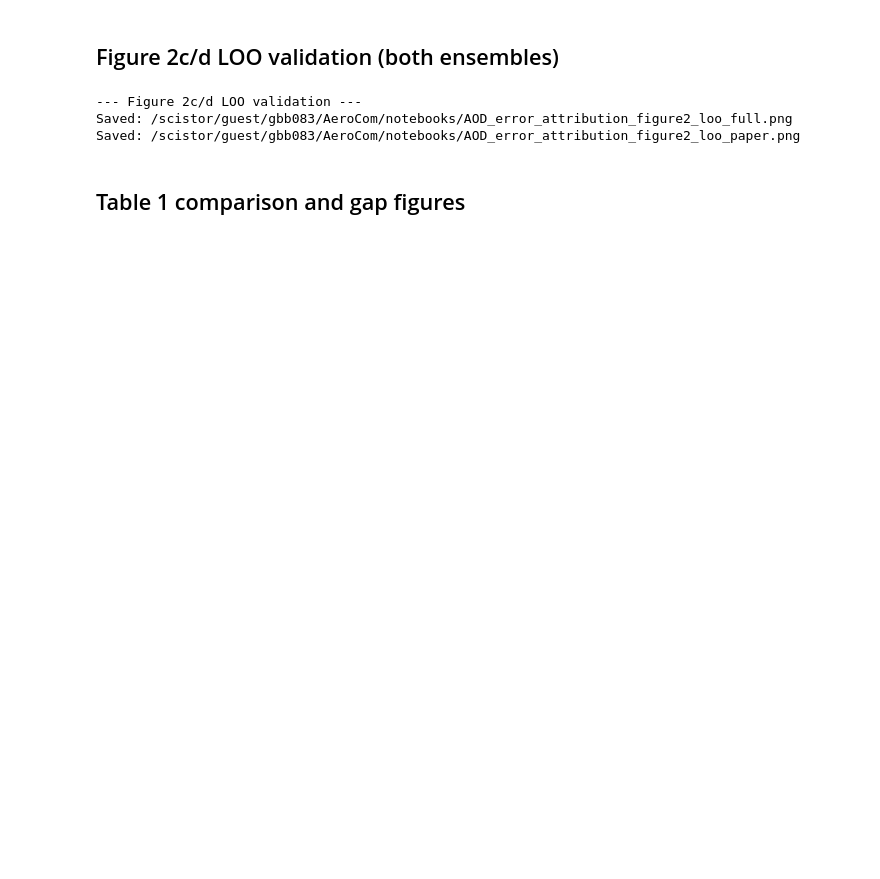
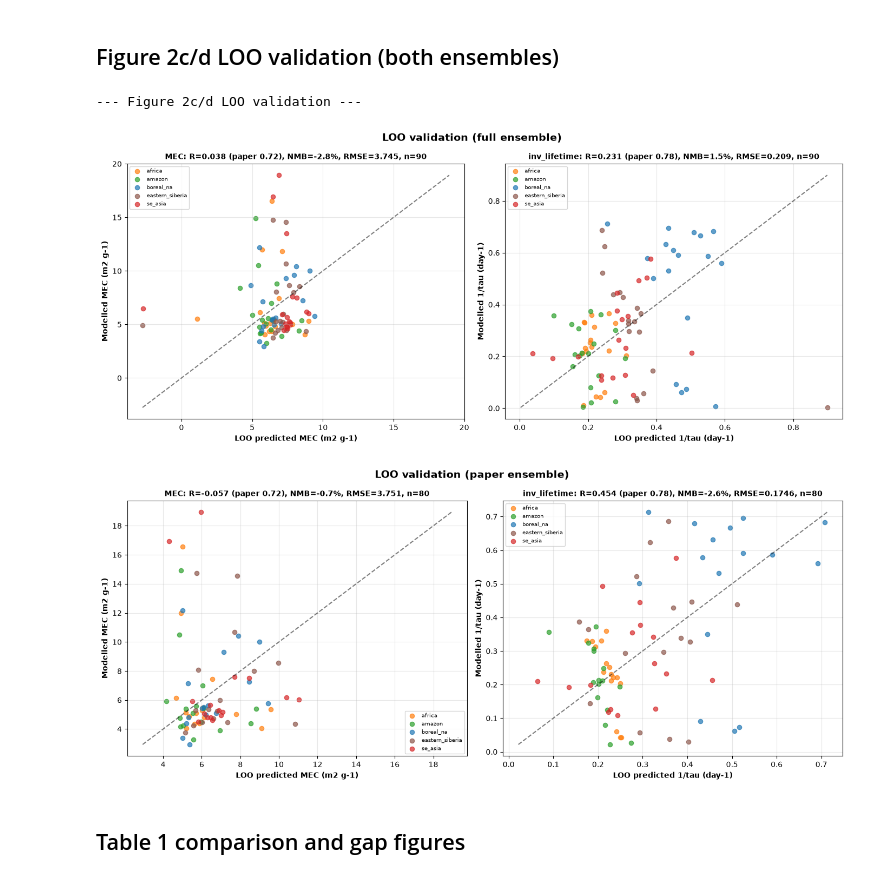
Before and after one commit to jessieaha/AeroCom_Error, a Jupyter notebook: notebooks/AOD_error_attribution.ipynb, the cells around one changed output. Cells and saved outputs as stored; diff of their text form; code cells hidden in the pictures; blank space fills up the shorter version.

```diff
--- a/notebooks/AOD_error_attribution.ipynb
+++ b/notebooks/AOD_error_attribution.ipynb
@@ -1595,36 +1464,36 @@ def plot_loo_validation(ens_name, res, suffix):
             if variable == 'MEC':
                 yy, yyp = yy / 1000.0, yyp / 1000.0
             ax.scatter(yyp, yy, color=region_colors.get(region, 'gray'), label=region, alpha=0.7, s=35)
         lims = [min(y.min(), yp.min()), max(y.max(), yp.max())]
         ax.plot(lims, lims, 'k--', alpha=0.5)
         ax.set_xlabel(f'LOO predicted {ylabel}', fontweight='bold')
         ax.set_ylabel(f'Modelled {ylabel}', fontweight='bold')
         ax.set_title(
             f'{variable}: R={metrics["r"]:.3f} (paper {paper_r:.2f}), '
             f'NMB={metrics["nmb"]:.1f}%, RMSE={metrics["rmse"]:.4g}, n={metrics["n"]}',
             fontweight='bold', fontsize=10,
         )
         ax.grid(True, alpha=0.3)
         ax.legend(fontsize=7)
     plt.suptitle(f'LOO validation ({ens_name} ensemble)', fontsize=14, fontweight='bold')
     plt.tight_layout()
-    fig_path = FIGURE_DIR / f'AOD_error_attribution_figure2_loo_{suffix}.png'
+    fig_path = project_root / 'notebooks' / f'AOD_error_attribution_figure2_loo_{suffix}.png'
     if SAVE_FIGURE:
         fig.savefig(fig_path, dpi=300, bbox_inches='tight')
         print(f'Saved: {fig_path}', flush=True)
         plt.close(fig)
     if _IN_IPYTHON:
         plt.show()
     else:
         plt.close(fig)
 
 
 for ens_name, res in results.items():
     plot_loo_validation(ens_name, res, suffix=ens_name)
 # %% [output]
 --- Figure 2c/d LOO validation ---
-Saved: /scistor/guest/gbb083/AeroCom/notebooks/AOD_error_attribution_figure2_loo_full.png
-Saved: /scistor/guest/gbb083/AeroCom/notebooks/AOD_error_attribution_figure2_loo_paper.png
+[figure, added]
+[figure, added]
 # %% [markdown]
 ## Table 1 comparison and gap figures
 # %%
```
Also changed, not shown: parts of 10 cells of this notebook, 5 other files.
